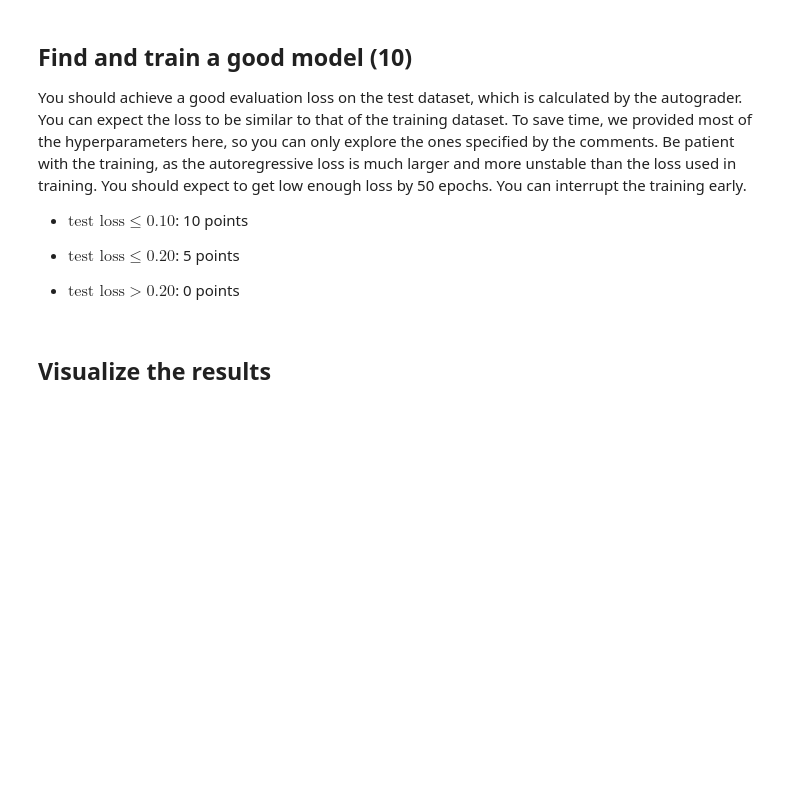
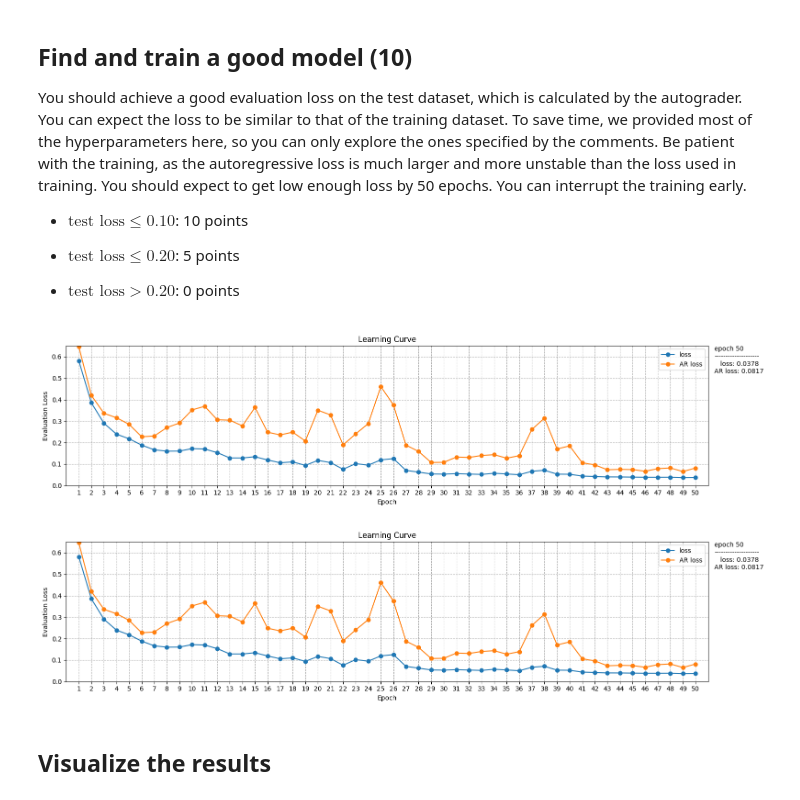
Before and after one commit to ryanwu0521/24-788-Deep-Learning, a Jupyter notebook: HW10/HW10.ipynb, the cells around one changed output. Cells and saved outputs as stored; diff of their text form; code cells hidden in the pictures; blank space fills up the shorter version.

```diff
--- a/HW10/HW10.ipynb
+++ b/HW10/HW10.ipynb
@@ -348,7 +411,7 @@ def causal_attn_mask(
 
     # return a causal mask
 
-    return NotImplemented
+    return torch.triu(torch.ones((nt, nt), dtype=torch.bool), diagonal=1).to(x.device) # (nt, nt)
 
 
 class TransformerLayer(nn.Module):
@@ -384,9 +447,29 @@ class TransformerLayer(nn.Module):
         It is similar to the typical Transformer Encoder Layer, but with a causal self-attention!
         """
 
-        NotImplemented
+        # create the causal attention mask
+        attn_mask = causal_attn_mask(x)
 
-        return x
+        # apply the attention layer
+        if self.norm_first:
+            x_res = x
+            x_norm = self.attn_ln(x_res)
+            y, _ = self.attn(x_norm, x_norm, x_norm, attn_mask=attn_mask) # (B, nt, embed_dim)
+            x = x_res + y
+        else:
+            y, _ = self.attn(x, x, x, attn_mask=attn_mask) # (B, nt, embed_dim)
+            x = self.attn_ln(x + y) # (B, nt, embed_dim)
+
+        # apply the feedforward network
+        if self.norm_first:
+            x_res = x
+            x_norm = self.ffn_ln(x_res)
+            y = self.ffn(x_norm)
+            x = x_res + y
+        else:
+            x = self.ffn_ln(x + self.ffn(x)) # (B, nt, embed_dim)
+
+        return x # (B, nt, embed_dim)
 
 
 class Model(nn.Module):
@@ -468,17 +551,17 @@ class Model(nn.Module):
         for t in range(steps):
 
             # a forward pass of the transformer to shift the sequence by one time-step
-            NotImplemented
+            y = self.forward(x) # (B, nt, 128)
 
             # append the new predicted time-step to the output
-            NotImplemented
+            output.append(y[:, -1:, :]) # (B, 1, 128)
 
             # create the input for the next step by concatenating the current input
             # with the new predicted time-step.
-            NotImplemented
+            x = torch.cat([x, y[:, -1:, :]], dim=1) # (B, nt+1, 128)
 
         # stack or concatenate the predicted steps in the output list and return the tensor
-        return NotImplemented
+        return torch.cat(output, dim=1) # (B, steps, 128)
 # %% [markdown]
 ## Training
 
@@ -623,35 +706,38 @@ You should achieve a good evaluation loss on the test dataset, which is calculat
 """
 Search for hyperparameters.
 """
 
 model_config = dict(
     n_layers = 4,
     embed_dim = 128,
     num_heads = 4,
-    norm_first = True, # try  changing this
-    bias = False, # try changing this
+    norm_first = False, # try  changing this
+    bias = True # try  changing this
     )
 
 train_config = dict(
     optimizer_name = 'AdamW',
     optimizer_config = dict(),
     lr_scheduler_name = 'ReduceLROnPlateau',
     lr_scheduler_config = dict(factor=0.5, patience=3),
 
     n_epochs = 50,
     batch_size = 128,
     )
 
 if __name__ == '__main__':
     train_dataset = Burgers_Dataset(device=Device)
     model = Model(**model_config)
     train(
         model = model,
         train_dataset = train_dataset,
         device = Device,
         plot_freq = 1,
         **train_config,
         )
+# %% [output]
+[figure, added]
+[figure, added]
 # %% [markdown]
 ## Visualize the results
 # %%
```
Also changed, not shown: parts of 9 cells of this notebook, 1 other file.
